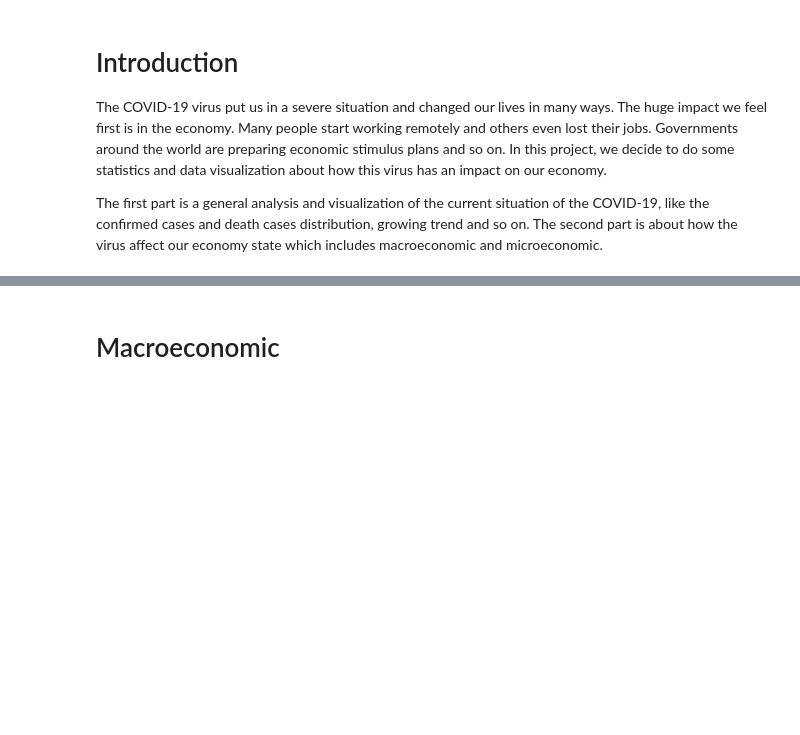
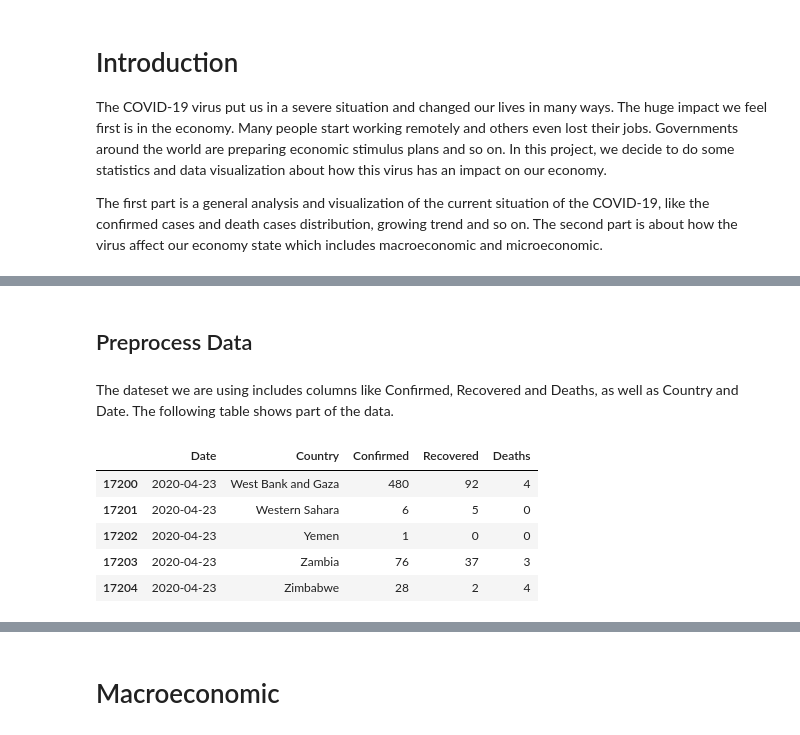
Before and after one commit to Yucheng-Ren/02806-final-project, a Jupyter notebook: _notebooks/2020-04-13-final-project.ipynb, the cells around one changed output, grey strips where cells are left out. Drawn from its saved outputs; the diff is of its cells as text; code cells hidden in the pictures; blank space fills up the shorter version.

```diff
--- a/_notebooks/2020-04-13-final-project.ipynb
+++ b/_notebooks/2020-04-13-final-project.ipynb
@@ -25,2 +27,20 @@ import matplotlib.pyplot as plt
 import plotly.graph_objects as go
 import matplotlib.colors as mcolors
+# %%
+# hide
+# import data
+path = 'data/'
+pd.set_option('mode.chained_assignment', None)
+
+imfGDP = pd.read_csv(path + 'imf-dm-export-20200423.csv')
+stockOMX20 = pd.read_csv(path + 'OMX20.csv')
+stockOMX25 = pd.read_csv(path + 'OMX25.csv')
+stockCopenhagenAllShare = pd.read_csv(path + 'OMXCopenhagenAllshares.csv')
+# data = pd.read_csv(path + 'MEI_CLI_24042020100529269.csv')
+denEmploy = pd.read_csv(path + 'DenmarkEmploymentQuarterly.csv')
+denUnemployMonthly = pd.read_csv(path + 'DenmarkUnemploymentMonthly.csv')
+imfGlobalGdp = pd.read_csv(path + 'imf-global-gdp.csv')
+unemployRate = pd.read_csv(path + 'unemploymentRate.csv')
+full_clean_data = pd.read_csv('https://raw.githubusercontent.com/datasets/covid-19/master/data/countries-aggregated.csv')
+world_data = pd.read_csv('https://raw.githubusercontent.com/datasets/covid-19/master/data/time-series-19-covid-combined.csv')
+refrence = pd.read_csv('https://raw.githubusercontent.com/datasets/covid-19/master/data/reference.csv')
@@ -26,0 +51,14 @@ import matplotlib.colors as mcolors
+# %% [markdown]
+## Preprocess Data
+# %% [markdown]
+The dateset we are using includes columns like Confirmed, Recovered and Deaths, as well as Country and Date. The following table shows part of the data.
+# %%
+# hide_input
+full_clean_data.tail()
+# %% [output]
+|  | Date | Country | Confirmed | Recovered | Deaths |
+| 17200 | 2020-04-23 | West Bank and Gaza | 480 | 92 | 4 |
+| 17201 | 2020-04-23 | Western Sahara | 6 | 5 | 0 |
+| 17202 | 2020-04-23 | Yemen | 1 | 0 | 0 |
+| 17203 | 2020-04-23 | Zambia | 76 | 37 | 3 |
+| 17204 | 2020-04-23 | Zimbabwe | 28 | 2 | 4 |
```
Also changed, not shown: parts of 18 cells of this notebook, 1 other file.
